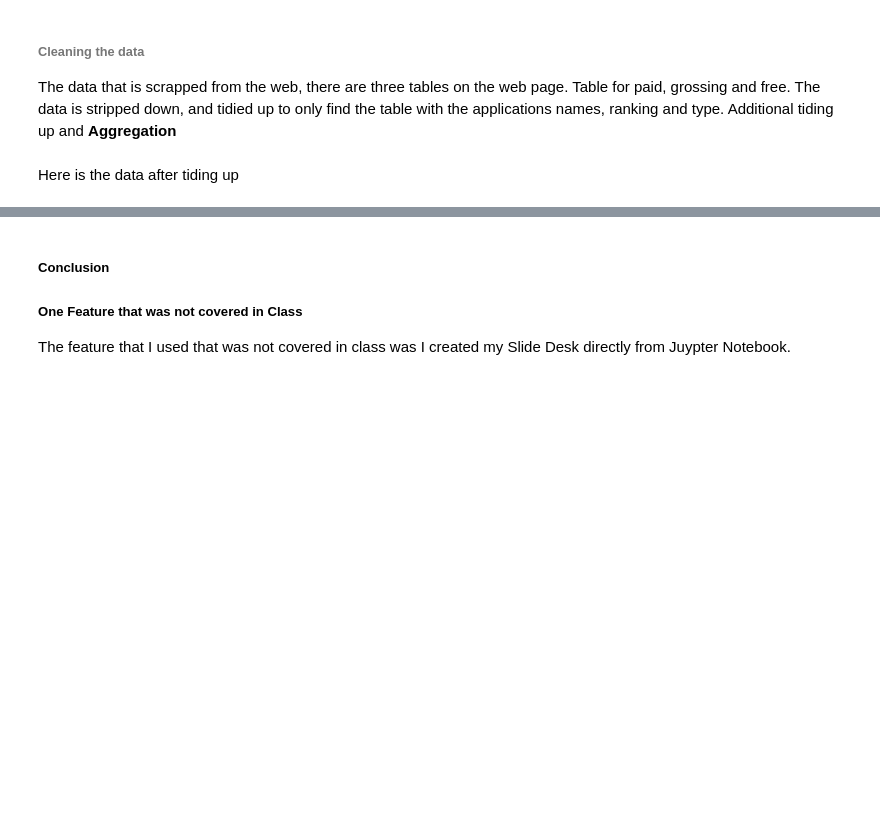
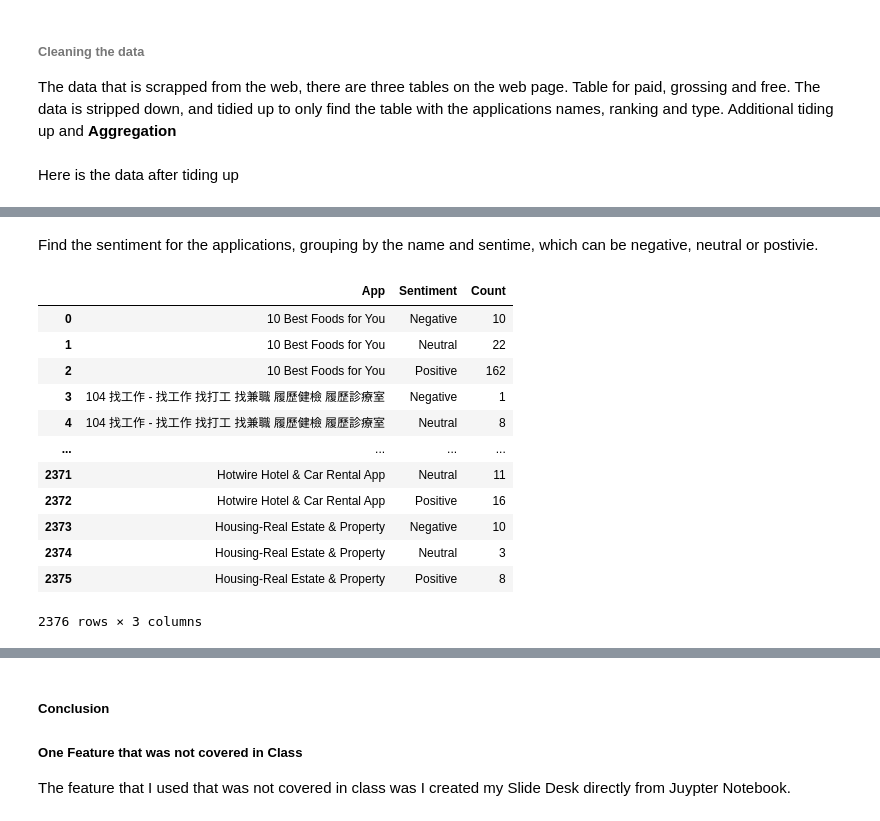
Before and after one commit to dailyfatcat/IS362_FinalProject, a Jupyter notebook: final.ipynb, the cells around one changed output, grey strips where cells are left out. Saved outputs shown, nothing was run; the diff lists cells and outputs as text; code cells hidden in the pictures; blank space fills up the shorter version.

```diff
--- a/final.ipynb
+++ b/final.ipynb
@@ -106,0 +129,21 @@ Graphics
+# %% [markdown]
+Find the sentiment for the applications, grouping by the name and sentime, which can be negative, neutral or postivie.
+# %%
+googlesentcount = googlesent.groupby(['App', 'Sentiment']).count().reset_index()
+googlesentcount.drop(columns=(['Sentiment_Polarity', 'Sentiment_Subjectivity']), inplace=True)
+googlesentcount.rename(columns={'Translated_Review':'Count'}, inplace=True)
+googlesentcount.head()
+# %% [output]
+|  | App | Sentiment | Count |
+| 0 | 10 Best Foods for You | Negative | 10 |
+| 1 | 10 Best Foods for You | Neutral | 22 |
+| 2 | 10 Best Foods for You | Positive | 162 |
+| 3 | 104 找工作 - 找工作 找打工 找兼職 履歷健檢 履歷診療室 | Negative | 1 |
+| 4 | 104 找工作 - 找工作 找打工 找兼職 履歷健檢 履歷診療室 | Neutral | 8 |
+| ... | ... | ... | ... |
+| 2371 | Hotwire Hotel & Car Rental App | Neutral | 11 |
+| 2372 | Hotwire Hotel & Car Rental App | Positive | 16 |
+| 2373 | Housing-Real Estate & Property | Negative | 10 |
+| 2374 | Housing-Real Estate & Property | Neutral | 3 |
+| 2375 | Housing-Real Estate & Property | Positive | 8 |
+2376 rows × 3 columns
```
Also changed, not shown: parts of 9 cells of this notebook.
